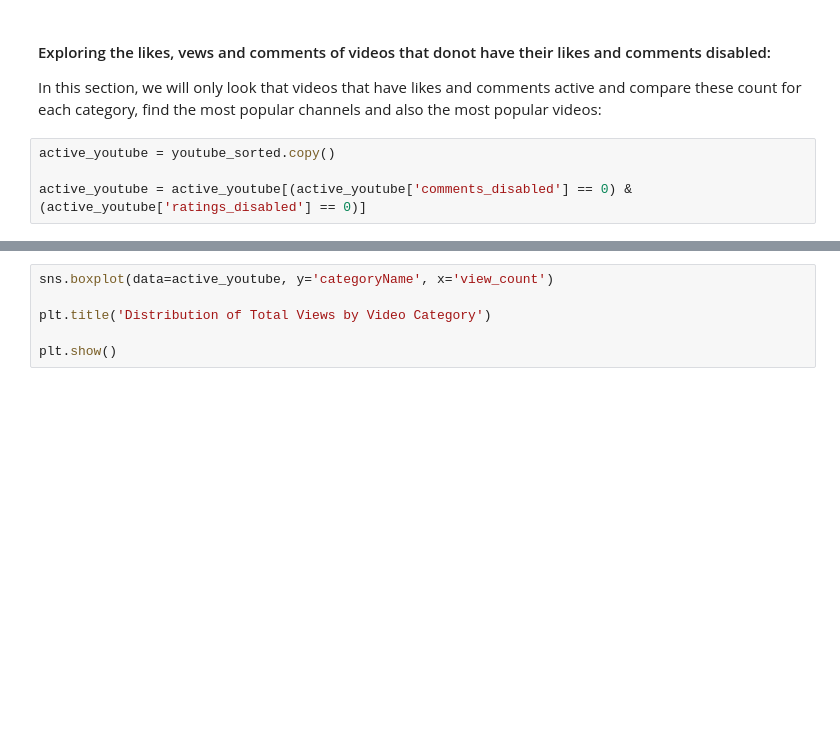
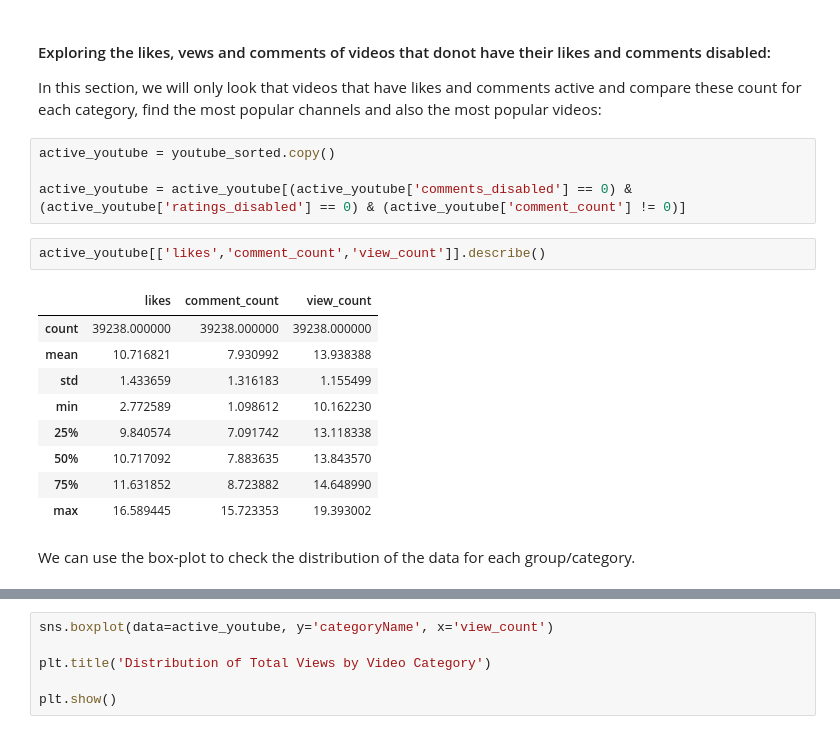
Before and after one commit to ALvee-611/YouTube-Analysis, a Jupyter notebook: Analysis/EDA.ipynb, the cells around one changed output, grey strips where cells are left out. Saved outputs shown, nothing was run; the diff lists cells and outputs as text; blank space fills up the shorter version.

```diff
--- a/Analysis/EDA.ipynb
+++ b/Analysis/EDA.ipynb
@@ -440,7 +440,21 @@ In this section, we will only look that videos that have likes and comments acti
 # %%
 active_youtube = youtube_sorted.copy()
 
-active_youtube = active_youtube[(active_youtube['comments_disabled'] == 0) & (active_youtube['ratings_disabled'] == 0)]
+active_youtube = active_youtube[(active_youtube['comments_disabled'] == 0) & (active_youtube['ratings_disabled'] == 0) & (active_youtube['comment_count'] != 0)]
+# %%
+active_youtube[['likes','comment_count','view_count']].describe()
+# %% [output]
+|  | likes | comment_count | view_count |
+| count | 39238.000000 | 39238.000000 | 39238.000000 |
+| mean | 10.716821 | 7.930992 | 13.938388 |
+| std | 1.433659 | 1.316183 | 1.155499 |
+| min | 2.772589 | 1.098612 | 10.162230 |
+| 25% | 9.840574 | 7.091742 | 13.118338 |
+| 50% | 10.717092 | 7.883635 | 13.843570 |
+| 75% | 11.631852 | 8.723882 | 14.648990 |
+| max | 16.589445 | 15.723353 | 19.393002 |
+# %% [markdown]
+We can use the box-plot to check the distribution of the data for each group/category.
 # %%
 #fig = plt.figure(figsize=(12,15))
 
```
Also changed, not shown: parts of 25 cells of this notebook.
